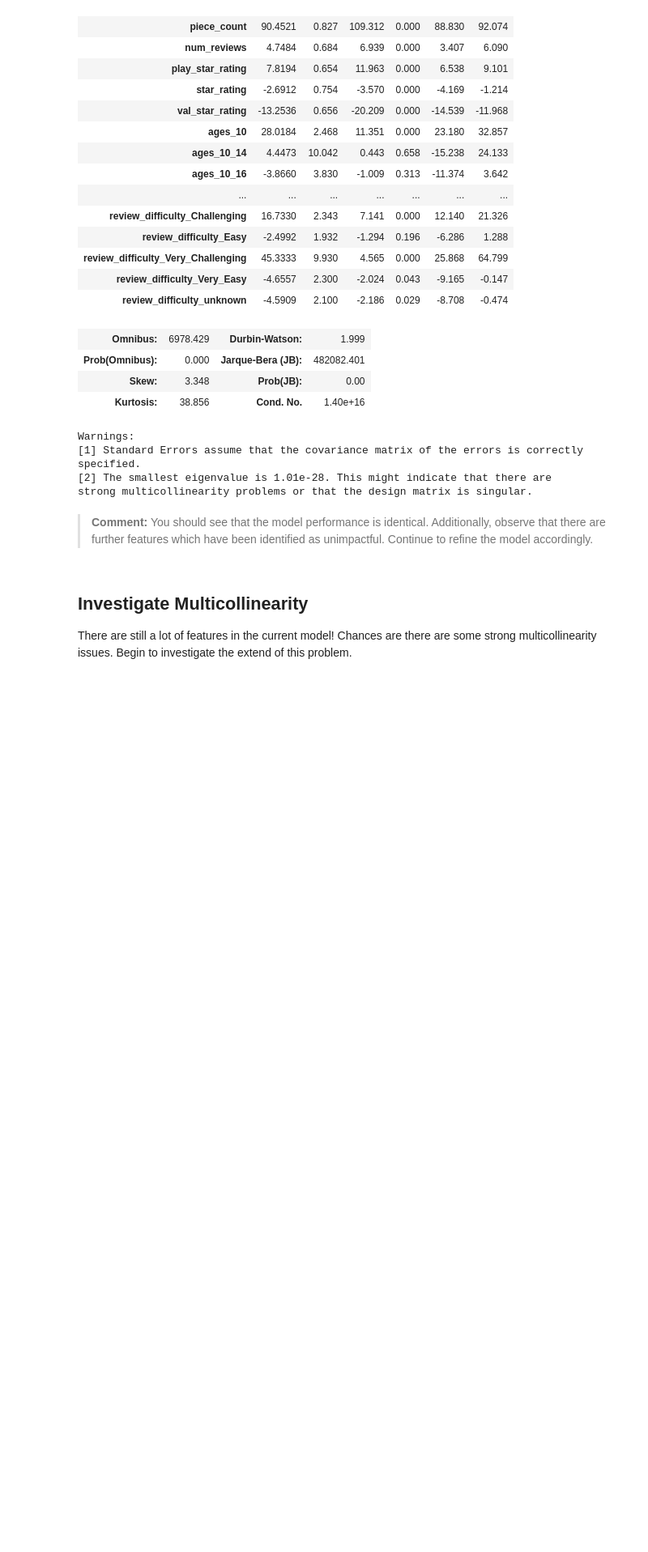
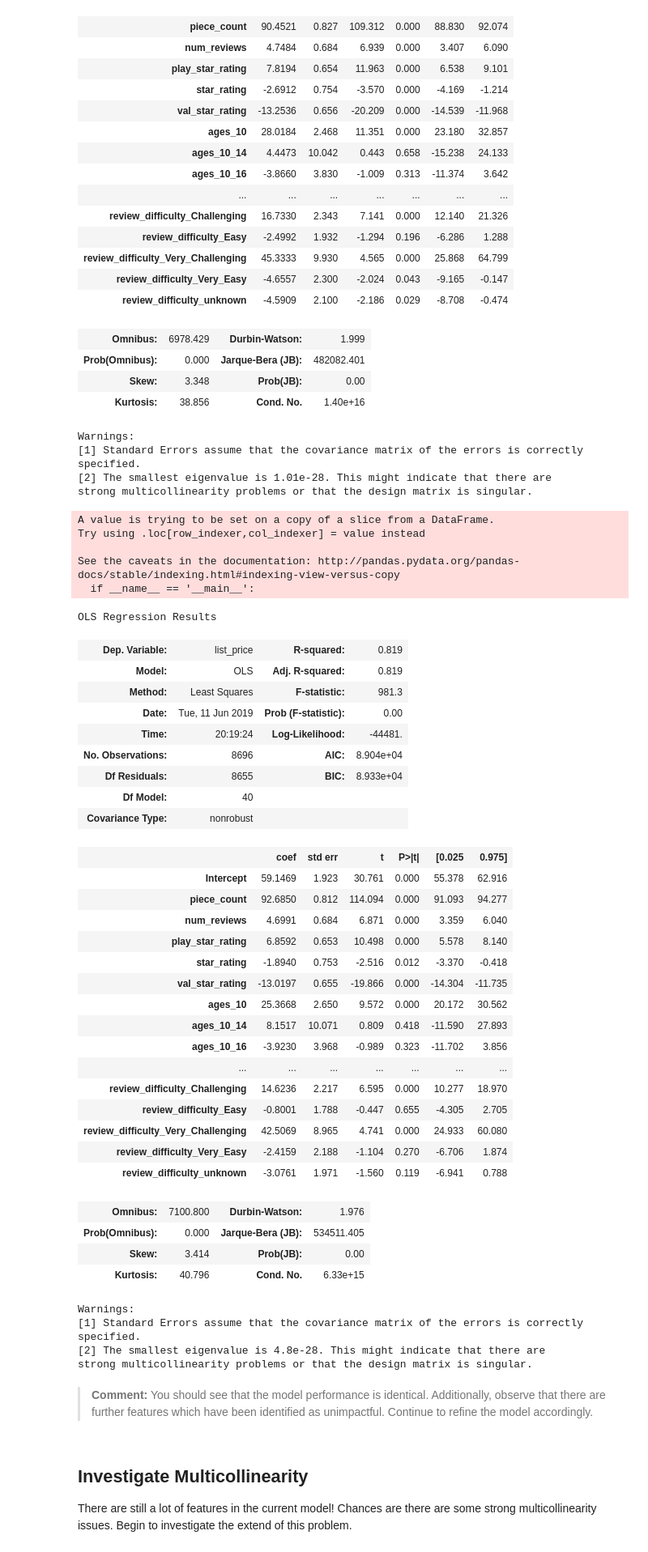
Before and after one commit to ortsed/dsc-modeling-your-data-lab-dc-ds-career-042219, a Jupyter notebook: index.ipynb, the cells around one changed output. Shown at 81% size. Drawn from its saved outputs; the diff is of its cells as text; code cells hidden in the pictures; blank space fills up the shorter version.

```diff
--- a/index.ipynb
+++ b/index.ipynb
@@ -162,6 +162,60 @@ Warnings:
 strong multicollinearity problems or that the design matrix is singular.
 # %%
 df = df[[x for x in df.columns if "country" not in x]]
+# %%
+from sklearn.model_selection import train_test_split
+X = df[[x for x in df.columns if x != "list_price"]]
+y = df["list_price"]
+X_train, X_test, y_train, y_test = train_test_split(X, y, test_size=.2)
+
+from statsmodels.formula.api import ols
+formula = "list_price~%s" % ("+".join(X_train.columns))
+#print(formula)
+X_train["list_price"] = y_train
+model = ols(formula=formula, data=X_train).fit()
+# %% [output]
+A value is trying to be set on a copy of a slice from a DataFrame.
+Try using .loc[row_indexer,col_indexer] = value instead
+
+See the caveats in the documentation: http://pandas.pydata.org/pandas-docs/stable/indexing.html#indexing-view-versus-copy
+  if __name__ == '__main__':
+# %%
+model.summary()
+# %% [output]
+OLS Regression Results
+| Dep. Variable: | list_price | R-squared: | 0.819 |
+| Model: | OLS | Adj. R-squared: | 0.819 |
+| Method: | Least Squares | F-statistic: | 981.3 |
+| Date: | Tue, 11 Jun 2019 | Prob (F-statistic): | 0.00 |
+| Time: | 20:19:24 | Log-Likelihood: | -44481. |
+| No. Observations: | 8696 | AIC: | 8.904e+04 |
+| Df Residuals: | 8655 | BIC: | 8.933e+04 |
+| Df Model: | 40 |  |  |
+| Covariance Type: | nonrobust |  |  |
+|  | coef | std err | t | P>|t| | [0.025 | 0.975] |
+| Intercept | 59.1469 | 1.923 | 30.761 | 0.000 | 55.378 | 62.916 |
+| piece_count | 92.6850 | 0.812 | 114.094 | 0.000 | 91.093 | 94.277 |
+| num_reviews | 4.6991 | 0.684 | 6.871 | 0.000 | 3.359 | 6.040 |
+| play_star_rating | 6.8592 | 0.653 | 10.498 | 0.000 | 5.578 | 8.140 |
+| star_rating | -1.8940 | 0.753 | -2.516 | 0.012 | -3.370 | -0.418 |
+| val_star_rating | -13.0197 | 0.655 | -19.866 | 0.000 | -14.304 | -11.735 |
+| ages_10 | 25.3668 | 2.650 | 9.572 | 0.000 | 20.172 | 30.562 |
+| ages_10_14 | 8.1517 | 10.071 | 0.809 | 0.418 | -11.590 | 27.893 |
+| ages_10_16 | -3.9230 | 3.968 | -0.989 | 0.323 | -11.702 | 3.856 |
+| ... | ... | ... | ... | ... | ... | ... |
+| review_difficulty_Challenging | 14.6236 | 2.217 | 6.595 | 0.000 | 10.277 | 18.970 |
+| review_difficulty_Easy | -0.8001 | 1.788 | -0.447 | 0.655 | -4.305 | 2.705 |
+| review_difficulty_Very_Challenging | 42.5069 | 8.965 | 4.741 | 0.000 | 24.933 | 60.080 |
+| review_difficulty_Very_Easy | -2.4159 | 2.188 | -1.104 | 0.270 | -6.706 | 1.874 |
+| review_difficulty_unknown | -3.0761 | 1.971 | -1.560 | 0.119 | -6.941 | 0.788 |
+| Omnibus: | 7100.800 | Durbin-Watson: | 1.976 |
+| Prob(Omnibus): | 0.000 | Jarque-Bera (JB): | 534511.405 |
+| Skew: | 3.414 | Prob(JB): | 0.00 |
+| Kurtosis: | 40.796 | Cond. No. | 6.33e+15 |
+Warnings:
+[1] Standard Errors assume that the covariance matrix of the errors is correctly specified.
+[2] The smallest eigenvalue is 4.8e-28. This might indicate that there are
+strong multicollinearity problems or that the design matrix is singular.
 # %% [markdown]
 > **Comment:** You should see that the model performance is identical. Additionally, observe that there are further features which have been identified as unimpactful. Continue to refine the model accordingly.
 # %%
```
